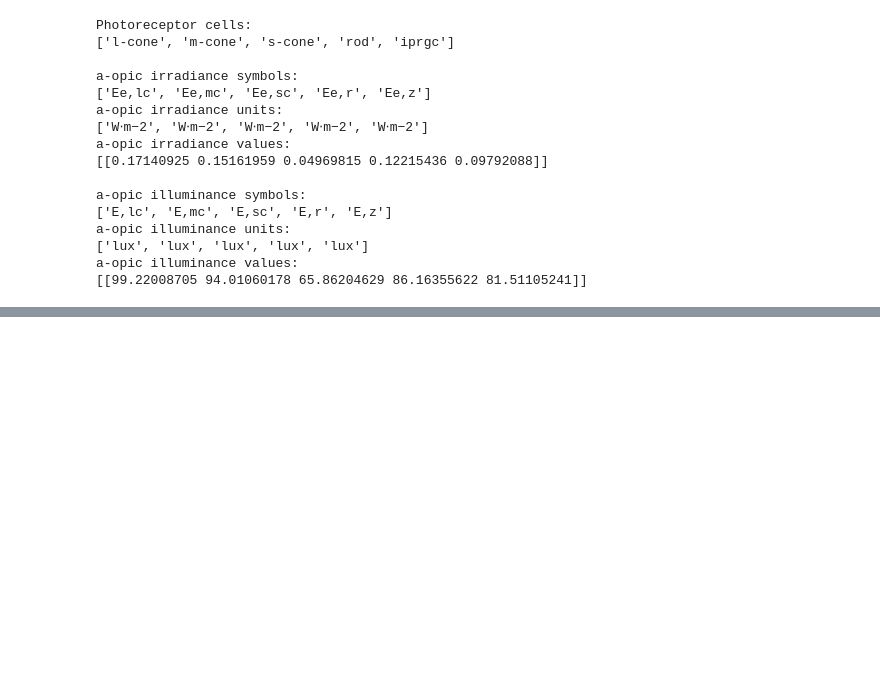
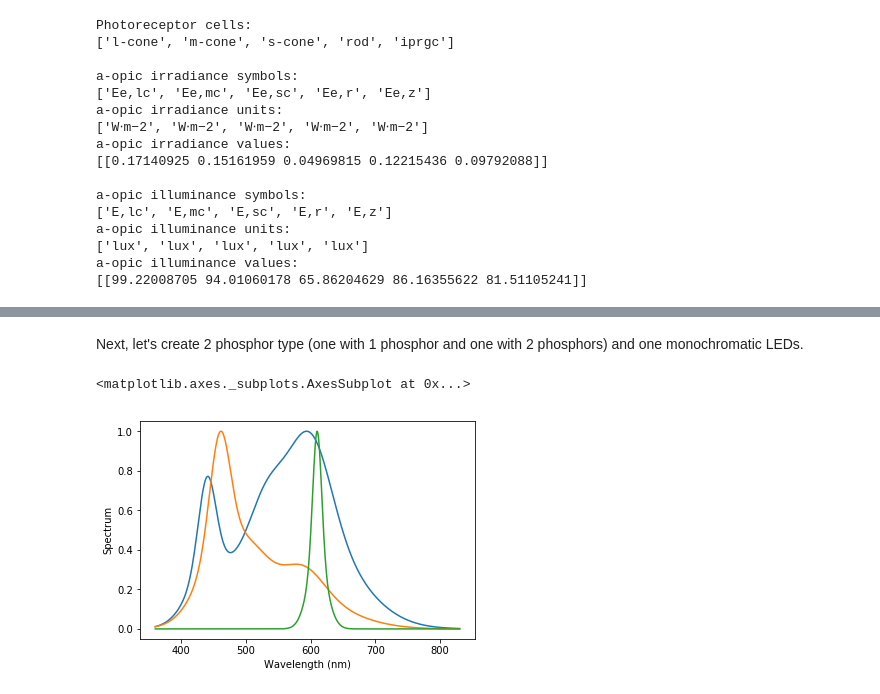
Before and after one commit to ksmet1977/luxpy, a Jupyter notebook: luxpy_basic_usage.ipynb, the cells around one changed output, grey strips where cells are left out. Drawn from its saved outputs; the diff is of its cells as text; code cells hidden in the pictures; blank space fills up the shorter version.

```diff
--- a/luxpy_basic_usage.ipynb
+++ b/luxpy_basic_usage.ipynb
@@ -513,0 +536,37 @@ a-opic illuminance values:
+# %% [markdown]
+Next, let's create 2 phosphor type (one with 1 phosphor and one with 2 phosphors) and one monochromatic LEDs.
+# %%
+# Set peak wavelengths of monochromatic leds:
+peakwl = [440,460,610]
+
+# Set Full-Width-Half-Maxima of monochromatic leds:
+fwhm = [30,35,15]
+
+# Set phosphor strengths:
+strength_ph = [1.5, 0.4, 0]
+
+# Set phosphor 1 parameters:
+strength_ph1 = [1, 1, 0]
+peakwl_ph1 = [530, 510, 1]
+fwhm_ph1 = [60, 60, 60]
+
+# Set phosphor 2 parameters:
+strength_ph2 = [2, 1, 0]
+peakwl_ph2 = [600, 590, 590]
+fwhm_ph2 = [70, 70, 70]
+
+
+S = spb.spd_builder(peakwl = peakwl, fwhm = fwhm,\
+                    strength_ph = strength_ph, \
+                    strength_ph1 = strength_ph1,\
+                    peakwl_ph1 = peakwl_ph1,\
+                    fwhm_ph1 = fwhm_ph1,\
+                    strength_ph2 = strength_ph2,\
+                    peakwl_ph2 = peakwl_ph2,\
+                    fwhm_ph2 = fwhm_ph2)
+
+# Plot component spds:
+lx.SPD(S).plot()
+# %% [output]
+<matplotlib.axes._subplots.AxesSubplot at 0x...>
+[figure, added]
```
Also changed, not shown: parts of 13 cells of this notebook, 9 other files.
